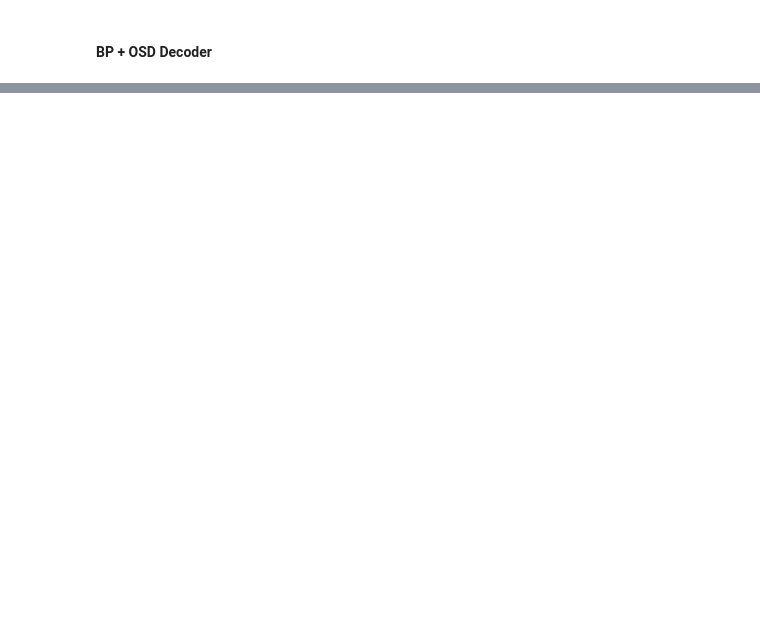
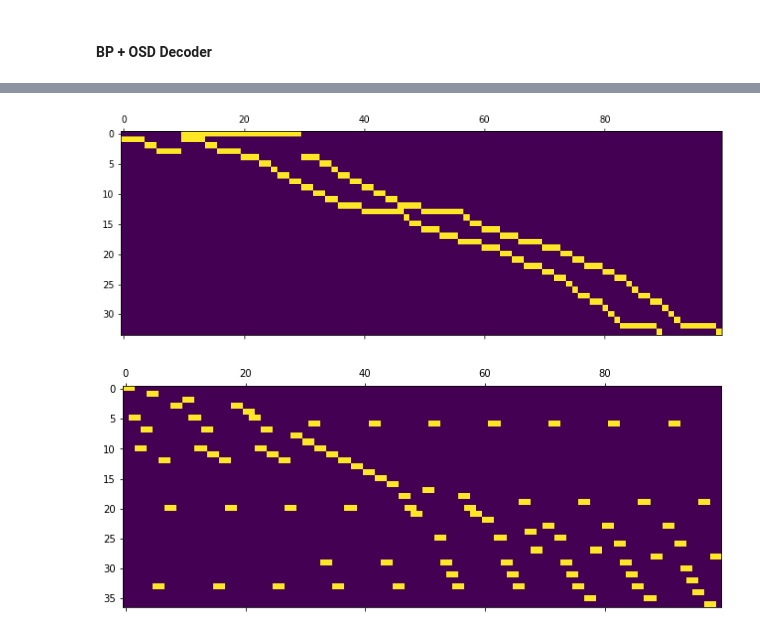
Before and after one commit to jpmarceaux/QuantumHardwareSubgroup, a Jupyter notebook: lib/dev_phenom_simulation.ipynb, the cells around one changed output, grey strips where cells are left out. Drawn from its saved outputs; the diff is of its cells as text; code cells hidden in the pictures; blank space fills up the shorter version.

```diff
--- a/lib/dev_phenom_simulation.ipynb
+++ b/lib/dev_phenom_simulation.ipynb
@@ -724,10 +724,14 @@ def OSD_0(H: np.array, P_1: np.array, s: np.array) -> np.array:
     P_1_sorted_pos = np.argsort(P_1, kind='stable')
     P_1_sorted = [P_1[i] for i in P_1_sorted_pos]
 
-    # Remove remove row from 'H' and related position from 's'
-    del_pos = np.random.choice(len(H))
-    H_d = np.delete(H, del_pos, axis=0)
-    s_d = GF(np.delete(s, del_pos, axis=0))
+    # Remove remove row from 'H' and related position from 's' if number of rows + 1 = rank else leave as is
+    if (H_rank == np.shape(H)[0]):
+        H_d = H
+        s_d = s
+    else:
+        del_pos = np.random.choice(len(H))
+        H_d = np.delete(H, del_pos, axis=0)
+        s_d = GF(np.delete(s, del_pos, axis=0))
 
     # Rearrange columns of H to match the reordered soft-decision vector
     H_d[:] = H_d[:, P_1_sorted_pos]
@@ -735,12 +739,13 @@ def OSD_0(H: np.array, P_1: np.array, s: np.array) -> np.array:
     # Select first RANK(H) linearly independent columns of above rearrangement
     H_rref, inds = sympy.Matrix(H_d).rref()
     H_rref = np.array(H_rref)
+
     H_S = GF(np.vstack(([H_d[:, inds[i]] for i in range(0, H_rank)])).T)
     #H_S_inv = GF(np.mod((np.linalg.inv(H_S)).astype('int32'),2))
     H_S_inv = np.linalg.inv(H_S)
 
     # Calculate the OSD-0 solution on the basis-bits
-    e_S = H_S_inv @ s_d
+    e_S = H_S_inv @ GF(s_d)
     e_ST = np.hstack((e_S, GF(np.zeros((len(H[0]) - H_rank,), dtype='int32'))))
 
 
@@ -779 +784,47 @@ print(lat)
 090---091---092---093---094---095---096---097---098---099
+# %%
+# Single round test run
+P = random_pauli(lat.size(), rates)
+while P == 'I'*lat.size():
+    P = random_pauli(lat.size(), rates)
+error = pauli2vector(P)
+print("ERROR: " + str(error))
+
+pcheckX = lat.pcheckX()
+pcheckZ = lat.pcheckZ()
+pcheck = np.vstack((pcheckX, pcheckZ))
+
+syndromeX = twisted_product(pcheckX, pauli2vector(P))
+syndromeZ = twisted_product(pcheckZ, pauli2vector(P))
+print("SYNDROMES: " + str((syndromeX, syndromeZ)))
+
+Hx = pcheck_clipX(pcheckX)
+Hz = pcheck_clipZ(pcheckZ)
+plt.matshow(Hx)
+plt.matshow(Hz)
+
+converged_Z, e_BP_Z, P_1_Z = belief_prop(Hz, syndromeZ, 0.12, lat.size())
+converged_X, e_BP_X, P_1_X = belief_prop(Hx, syndromeX, 0.12, lat.size())
+
+if (converged_X == True and converged_Z == True):
+    recoveryZ = e_BP_Z
+    recoveryX = e_BP_X
+if (converged_Z == False):
+    recoveryZ = np.array(OSD_0(Hz, P_1_Z, syndromeZ))
+    if (converged_X == True):
+        recoveryX = e_BP_X
+if (converged_X == False):
+    recoveryZ = np.array(OSD_0(Hx, P_1_X, syndromeX))
+    if (converged_Z == True):
+        recoveryZ = e_BP_Z
+
+recovery = np.concatenate((recoveryX, recoveryZ))
+print("RECOVERY: " + str(recovery))
+
+corrected_error = pauli2vector(P) + recovery % 2
+print("COMMUTATION WITH STABS: " + str(twisted_product(pcheck, corrected_error)))
+
+"""check if corrected the logical part of the error"""
+print("COMMUTATION WITH LOGICAL OP 1: " + str(twisted_product(pauli2vector(lat.Lx), corrected_error)))
+print("COMMUTATION WITH LOGICAL OP 2: " + str(twisted_product(pauli2vector(lat.Lz), corrected_error)))
+# %% [output]
@@ -780,3 +850,5 @@ print(lat)
+[figure, added]
+[figure, added]
 # %%
 rates = [0.04, 0.04, 0.04]
 num_rounds = 2000
```
Also changed, not shown: parts of 17 cells of this notebook.
